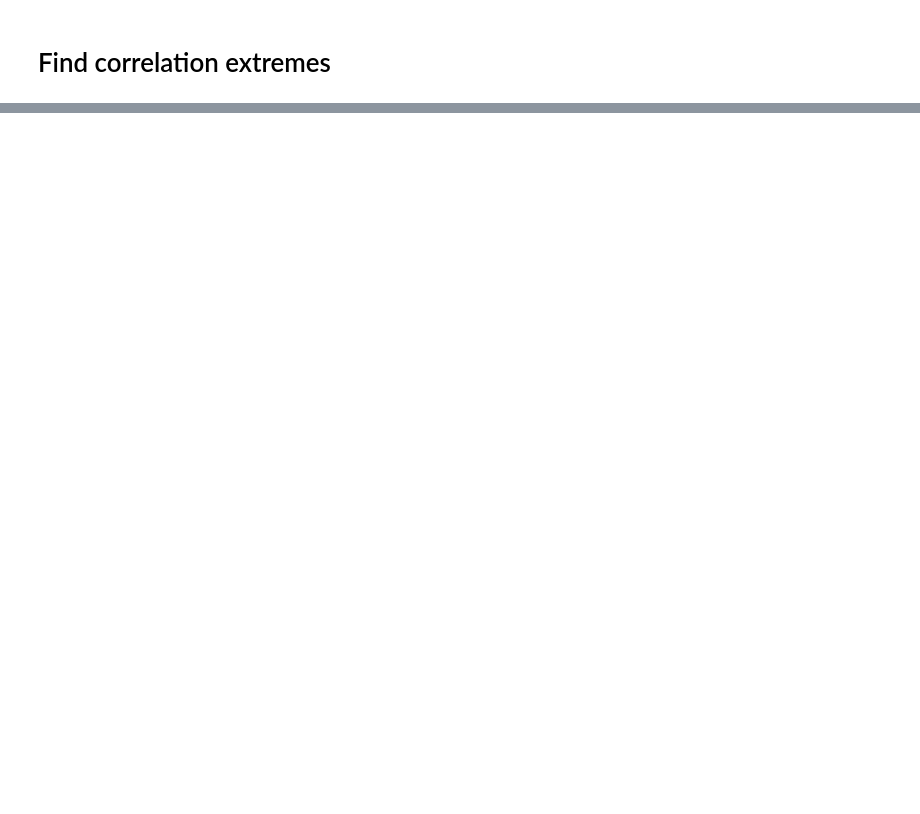
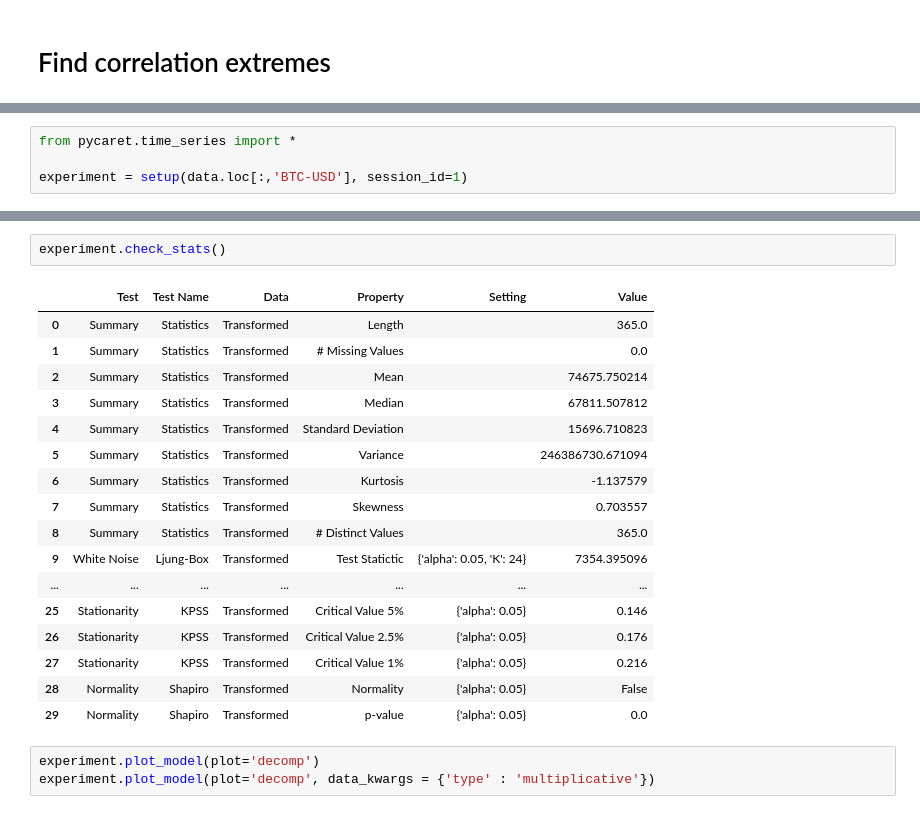
Before and after one commit to RalleyD/COM724_AE2, a Jupyter notebook: eda.ipynb, the cells around one changed output, grey strips where cells are left out. Cells and saved outputs as stored; diff of their text form; blank space fills up the shorter version.

```diff
--- a/eda.ipynb
+++ b/eda.ipynb
@@ -462,0 +847,4 @@ Negatively correlated coin: BGB - Correlation: 0.08373239399672869
+# %%
+from pycaret.time_series import *
+
+experiment = setup(data.loc[:,'BTC-USD'], session_id=1)
@@ -462,0 +869,23 @@ Negatively correlated coin: BGB - Correlation: 0.08373239399672869
+# %%
+experiment.check_stats()
+# %% [output]
+|  | Test | Test Name | Data | Property | Setting | Value |
+| 0 | Summary | Statistics | Transformed | Length |  | 365.0 |
+| 1 | Summary | Statistics | Transformed | # Missing Values |  | 0.0 |
+| 2 | Summary | Statistics | Transformed | Mean |  | 74675.750214 |
+| 3 | Summary | Statistics | Transformed | Median |  | 67811.507812 |
+| 4 | Summary | Statistics | Transformed | Standard Deviation |  | 15696.710823 |
+| 5 | Summary | Statistics | Transformed | Variance |  | 246386730.671094 |
+| 6 | Summary | Statistics | Transformed | Kurtosis |  | -1.137579 |
+| 7 | Summary | Statistics | Transformed | Skewness |  | 0.703557 |
+| 8 | Summary | Statistics | Transformed | # Distinct Values |  | 365.0 |
+| 9 | White Noise | Ljung-Box | Transformed | Test Statictic | {'alpha': 0.05, 'K': 24} | 7354.395096 |
+| ... | ... | ... | ... | ... | ... | ... |
+| 25 | Stationarity | KPSS | Transformed | Critical Value 5% | {'alpha': 0.05} | 0.146 |
+| 26 | Stationarity | KPSS | Transformed | Critical Value 2.5% | {'alpha': 0.05} | 0.176 |
+| 27 | Stationarity | KPSS | Transformed | Critical Value 1% | {'alpha': 0.05} | 0.216 |
+| 28 | Normality | Shapiro | Transformed | Normality | {'alpha': 0.05} | False |
+| 29 | Normality | Shapiro | Transformed | p-value | {'alpha': 0.05} | 0.0 |
+# %%
+experiment.plot_model(plot='decomp')
+experiment.plot_model(plot='decomp', data_kwargs = {'type' : 'multiplicative'})
```
Also changed, not shown: parts of 24 cells of this notebook.
